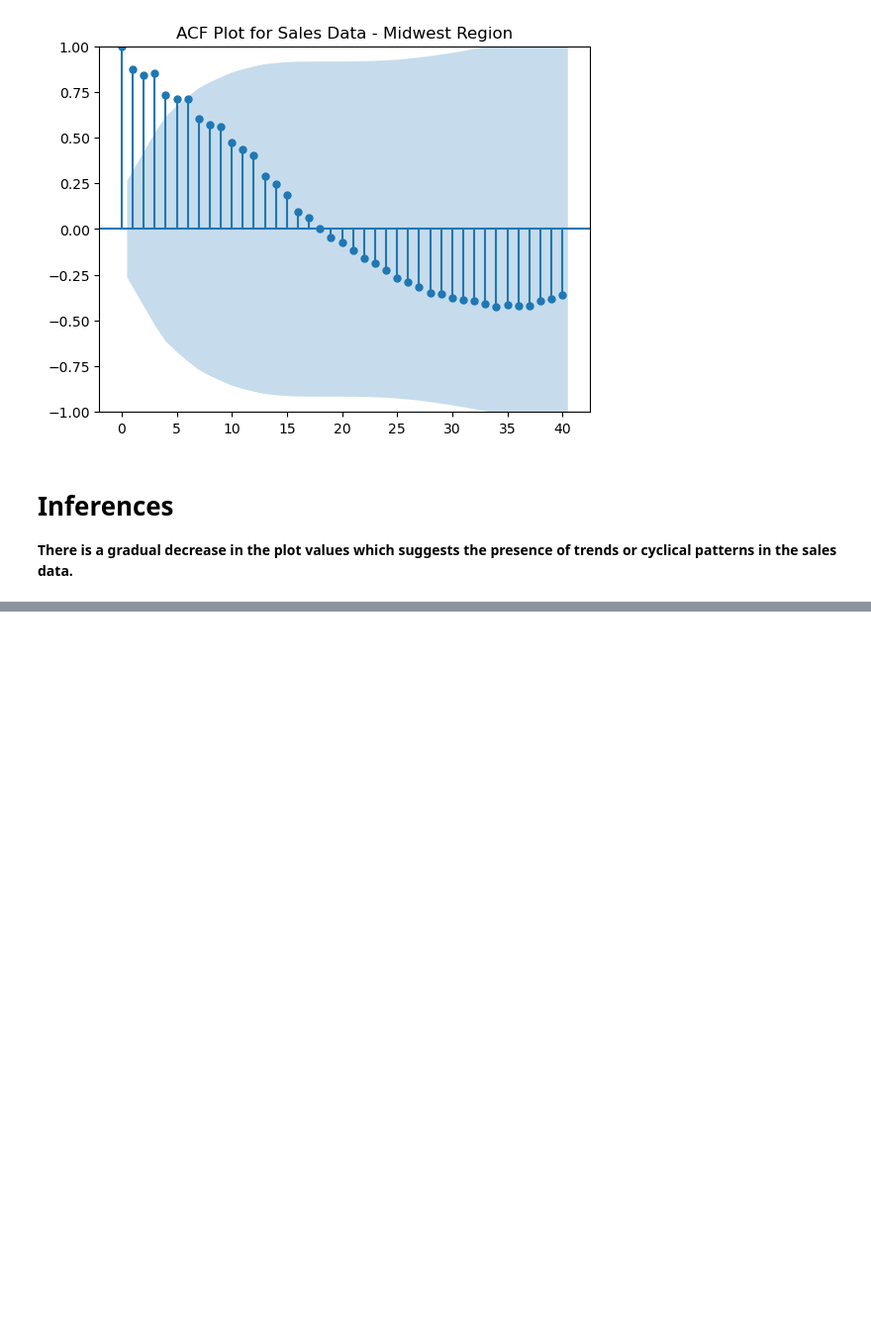
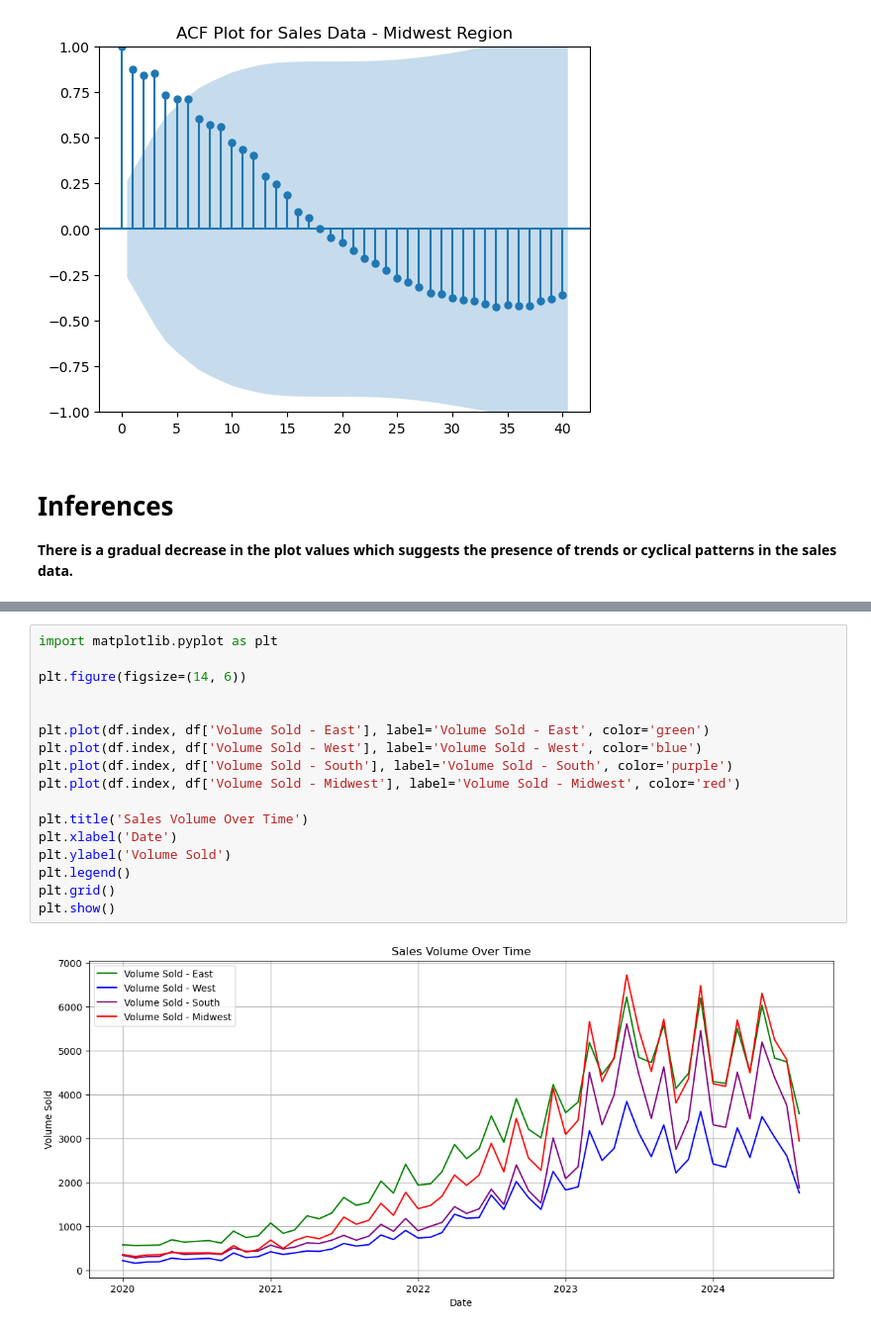
Before and after one commit to daryllalmeida/Drug-Forecasting, a Jupyter notebook: Mounjaro Forecasting Project.ipynb, the cells around one changed output, grey strips where cells are left out. Shown: that part at 99% size. Cells and saved outputs as stored; diff of their text form; blank space fills up the shorter version.

```diff
--- a/Mounjaro Forecasting Project.ipynb
+++ b/Mounjaro Forecasting Project.ipynb
@@ -291,0 +320,19 @@ plt.show()
+# %%
+import matplotlib.pyplot as plt
+
+plt.figure(figsize=(14, 6))
+
+
+plt.plot(df.index, df['Volume Sold - East'], label='Volume Sold - East', color='green')
+plt.plot(df.index, df['Volume Sold - West'], label='Volume Sold - West', color='blue')
+plt.plot(df.index, df['Volume Sold - South'], label='Volume Sold - South', color='purple')
+plt.plot(df.index, df['Volume Sold - Midwest'], label='Volume Sold - Midwest', color='red')
+
+plt.title('Sales Volume Over Time')
+plt.xlabel('Date')
+plt.ylabel('Volume Sold')
+plt.legend()
+plt.grid()
+plt.show()
+# %% [output]
+[figure, added]
```
Also changed, not shown: parts of 3 cells of this notebook.
